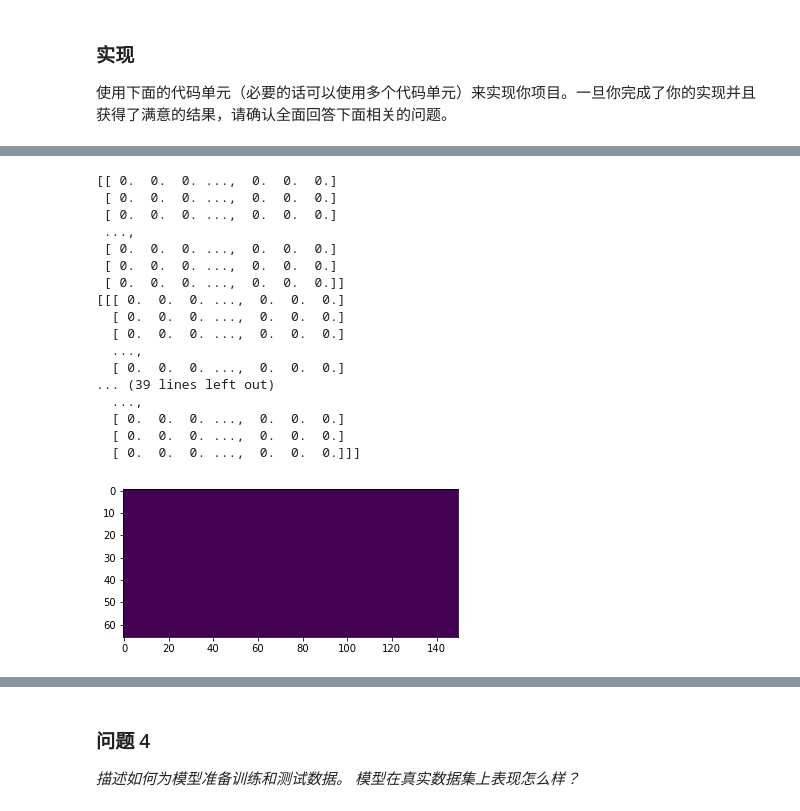
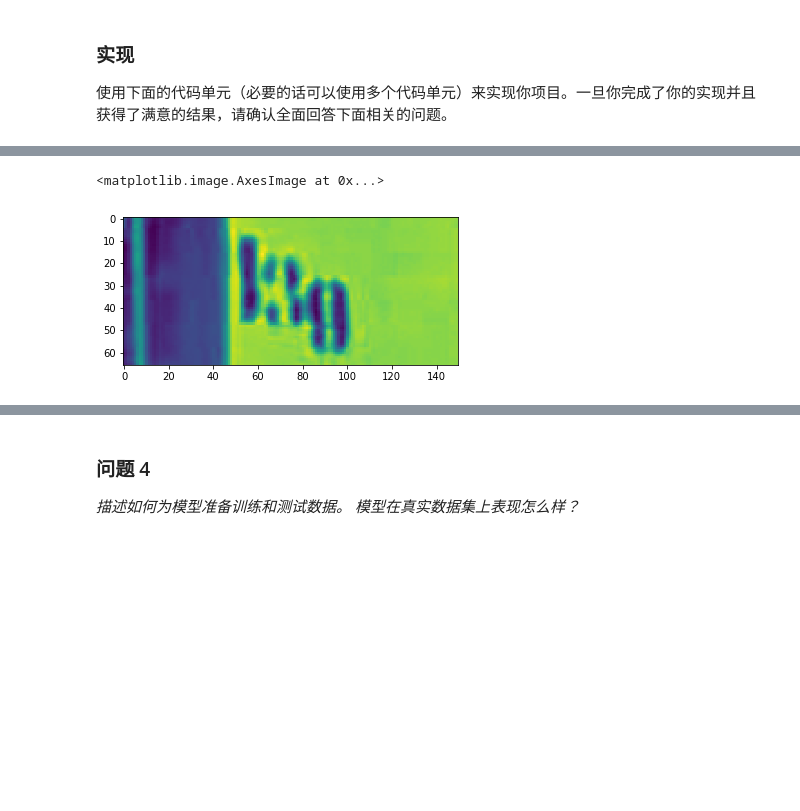
Before and after one commit to Heerozh/machine-learning, a Jupyter notebook: projects/digit_recognition/digit_recognition.ipynb, the cells around one changed output, grey strips where cells are left out. Cells and saved outputs as stored; diff of their text form; code cells hidden in the pictures; blank space fills up the shorter version.

```diff
--- a/projects/digit_recognition/digit_recognition.ipynb
+++ b/projects/digit_recognition/digit_recognition.ipynb
@@ -187,25 +191,7 @@ SVHN_data/train already present - Skipping extraction of SVHN_data/train.tar.gz.
 # %%
 plt.figure()
-rndsel = 0#random.randint(0, len(train_images)-1)
-print(train_images[rndsel][:, :])
+rndsel = random.randint(0, len(train_images)-1)
 plt.imshow(train_images[rndsel][:, :])
-print(validation_images)
 # %% [output]
-[[ 0.  0.  0. ...,  0.  0.  0.]
- [ 0.  0.  0. ...,  0.  0.  0.]
- [ 0.  0.  0. ...,  0.  0.  0.]
- ...,
- [ 0.  0.  0. ...,  0.  0.  0.]
- [ 0.  0.  0. ...,  0.  0.  0.]
- [ 0.  0.  0. ...,  0.  0.  0.]]
-[[[ 0.  0.  0. ...,  0.  0.  0.]
-  [ 0.  0.  0. ...,  0.  0.  0.]
-  [ 0.  0.  0. ...,  0.  0.  0.]
-  ...,
-  [ 0.  0.  0. ...,  0.  0.  0.]
-... (39 lines left out)
-  ...,
-  [ 0.  0.  0. ...,  0.  0.  0.]
-  [ 0.  0.  0. ...,  0.  0.  0.]
-  [ 0.  0.  0. ...,  0.  0.  0.]]]
+<matplotlib.image.AxesImage at 0x...>
-[figure, old version]
+[figure, new version]
```
Also changed, not shown: parts of 4 cells of this notebook, 1 other file.
